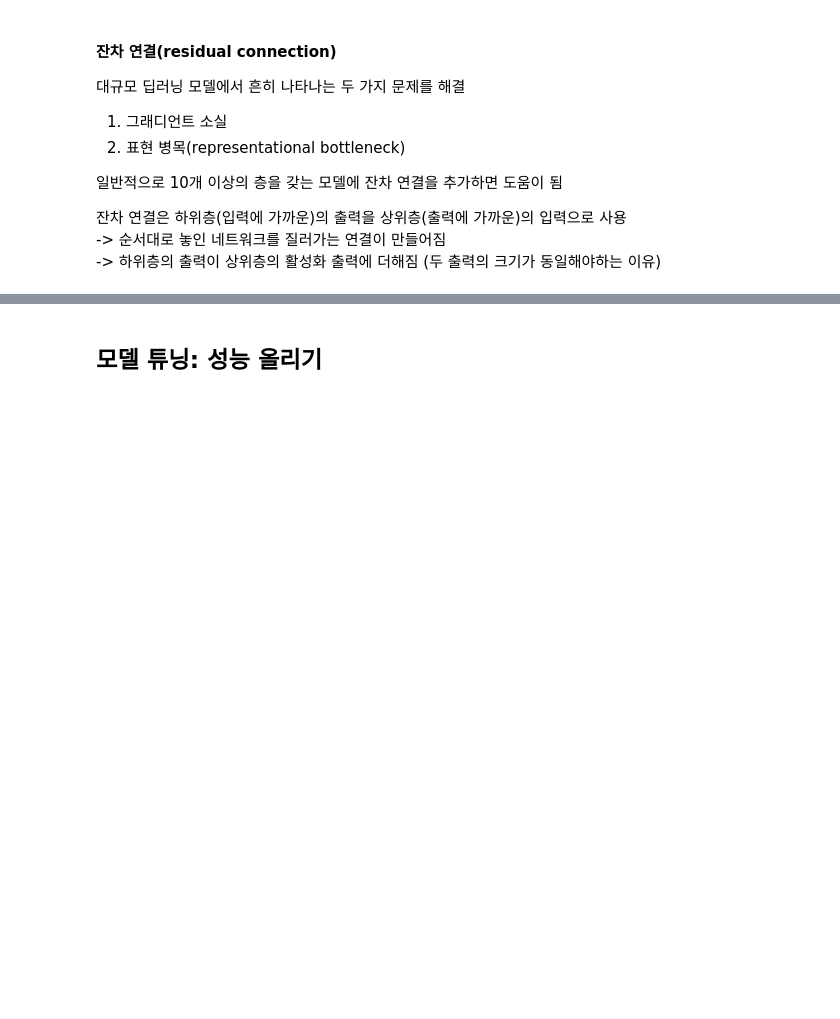
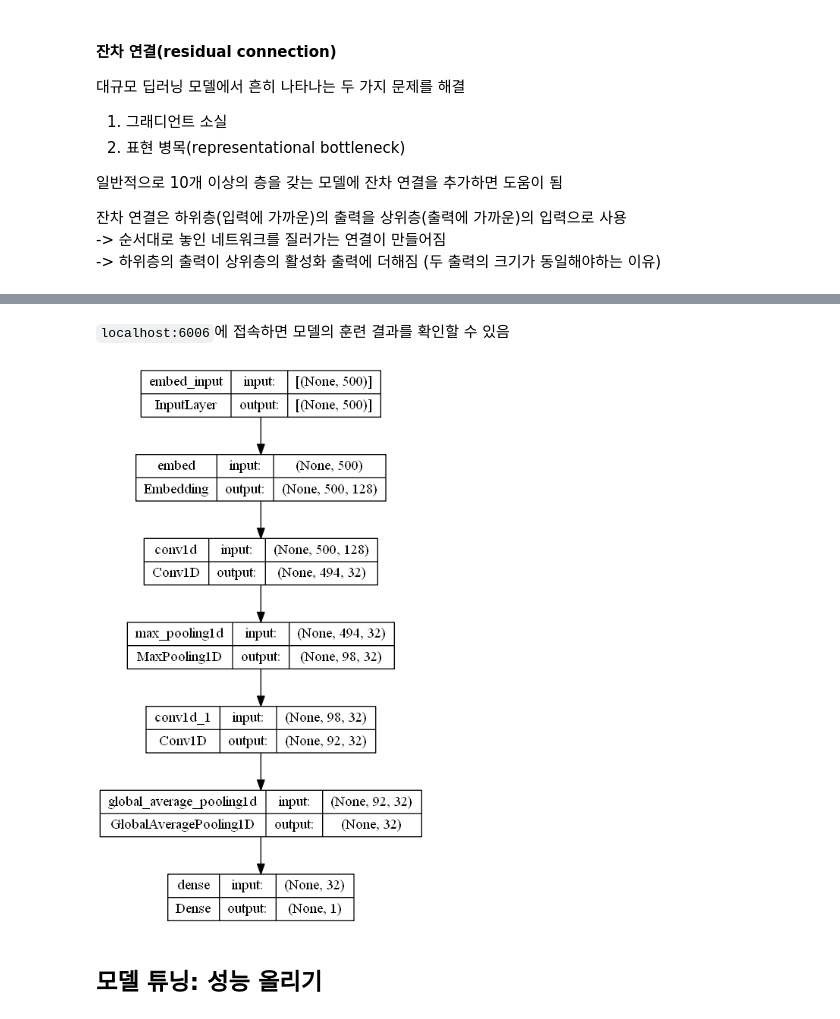
Before and after one commit to nuyhc/Deep_Learning_Tutorial, a Jupyter notebook: Keras/07_Tool_for_DL.ipynb, the cells around one changed output, grey strips where cells are left out. Cells and saved outputs as stored; diff of their text form; code cells hidden in the pictures; blank space fills up the shorter version.

```diff
--- a/Keras/07_Tool_for_DL.ipynb
+++ b/Keras/07_Tool_for_DL.ipynb
@@ -356,0 +482,24 @@ a
+# %%
+# IMDN 감성 분석 문제를 위한 1D 컨브넷 훈련
+import tensorflow as tf
+import keras
+from keras import layers
+from keras.datasets import imdb
+from keras.utils import pad_sequences
+
+max_features = 2000
+max_len = 500
+
+(x_train, y_train), (x_test, y_test) = imdb.load_data(num_words=max_features)
+x_train = pad_sequences(x_train, maxlen=max_len)
+x_test = pad_sequences(x_test, maxlen=max_len)
+# %%
+model = keras.models.Sequential()
+model.add(layers.Embedding(max_features, 128, input_length=max_len, name="embed"))
+model.add(layers.Conv1D(32, 7, activation="relu"))
+model.add(layers.MaxPooling1D(5))
+model.add(layers.Conv1D(32, 7, activation="relu"))
+model.add(layers.GlobalAveragePooling1D())
+model.add(layers.Dense(1))
+
+model.summary()
@@ -356,0 +524,6 @@ a
+# %%
+model.compile(
+    optimizer="rmsprop",
+    loss="binary_crossentropy",
+    metrics=["acc"]
+)
@@ -356,0 +535,11 @@ a
+# %%
+callbacks = [
+    keras.callbacks.TensorBoard(
+        log_dir="./my_log_dir",
+        histogram_freq=1, # 1 에포크마다 활성화 출력의 히스토그램을 기록
+        embeddings_freq=1, # 1 에포크마다 임베딩 데이터를 기록
+    )
+]
+
+with tf.device(":/GPU:0"):
+    history = model.fit(x_train, y_train, epochs=20, batch_size=128, validation_split=0.2, callbacks=callbacks)
@@ -357,2 +568,10 @@ a
+# %% [markdown]
+`localhost:6006`에 접속하면 모델의 훈련 결과를 확인할 수 있음
+# %%
+from keras.utils import plot_model
+
+plot_model(model, show_shapes=True, to_file="model.png")
+# %% [output]
+[figure, added]
 # %% [markdown]
 ## 모델 튜닝: 성능 올리기
```
Also changed, not shown: parts of 16 cells of this notebook.
